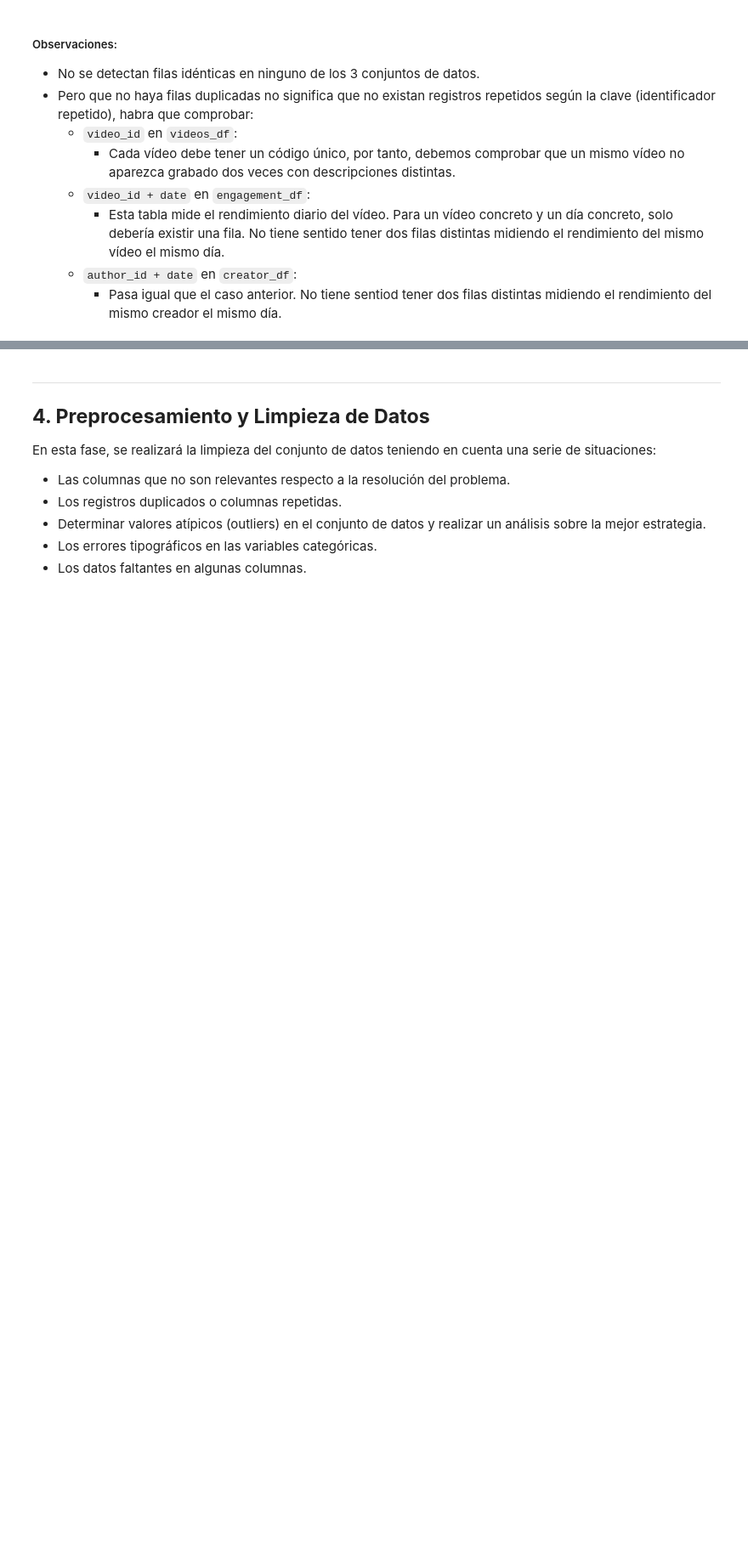
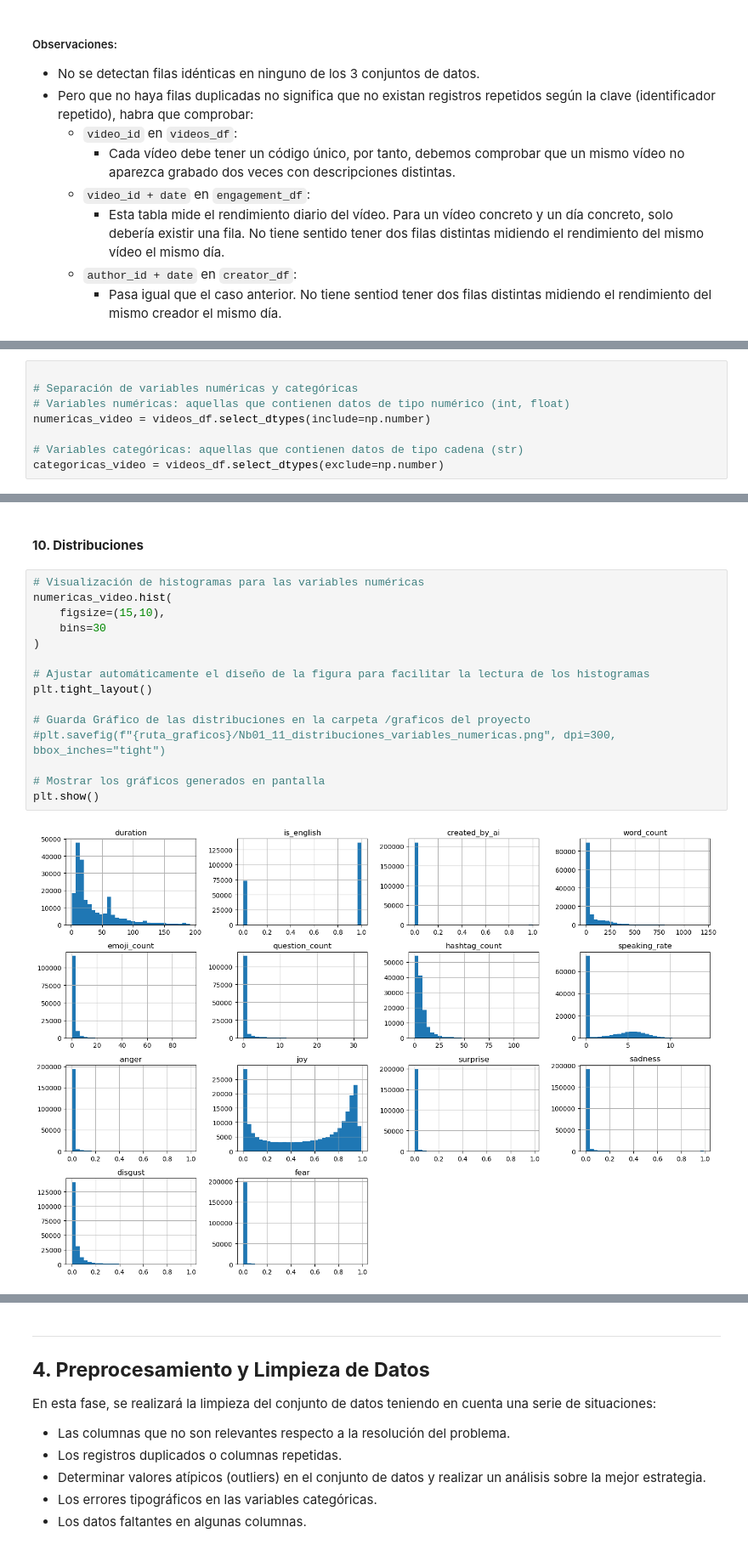
Before and after one commit to rocioph/TFM_Proyecto, a Jupyter notebook: Untitled.ipynb, the cells around one changed output, grey strips where cells are left out. Shown at 85% size. Drawn from its saved outputs; the diff is of its cells as text; blank space fills up the shorter version.

```diff
--- a/Untitled.ipynb
+++ b/Untitled.ipynb
@@ -463,0 +875,8 @@ videos_df["create_date"].min(), videos_df["create_date"].max()
+# %%
+
+# Separación de variables numéricas y categóricas
+# Variables numéricas: aquellas que contienen datos de tipo numérico (int, float)
+numericas_video = videos_df.select_dtypes(include=np.number)
+
+# Variables categóricas: aquellas que contienen datos de tipo cadena (str)
+categoricas_video = videos_df.select_dtypes(exclude=np.number)
@@ -463,0 +960,19 @@ videos_df["create_date"].min(), videos_df["create_date"].max()
+# %% [markdown]
+#### **10. Distribuciones**
+# %%
+# Visualización de histogramas para las variables numéricas
+numericas_video.hist(
+    figsize=(15,10),
+    bins=30
+)
+
+# Ajustar automáticamente el diseño de la figura para facilitar la lectura de los histogramas
+plt.tight_layout()
+
+# Guarda Gráfico de las distribuciones en la carpeta /graficos del proyecto
+#plt.savefig(f"{ruta_graficos}/Nb01_11_distribuciones_variables_numericas.png", dpi=300, bbox_inches="tight")
+
+# Mostrar los gráficos generados en pantalla
+plt.show()
+# %% [output]
+[figure, added]
```
Also changed, not shown: parts of 104 cells of this notebook.
